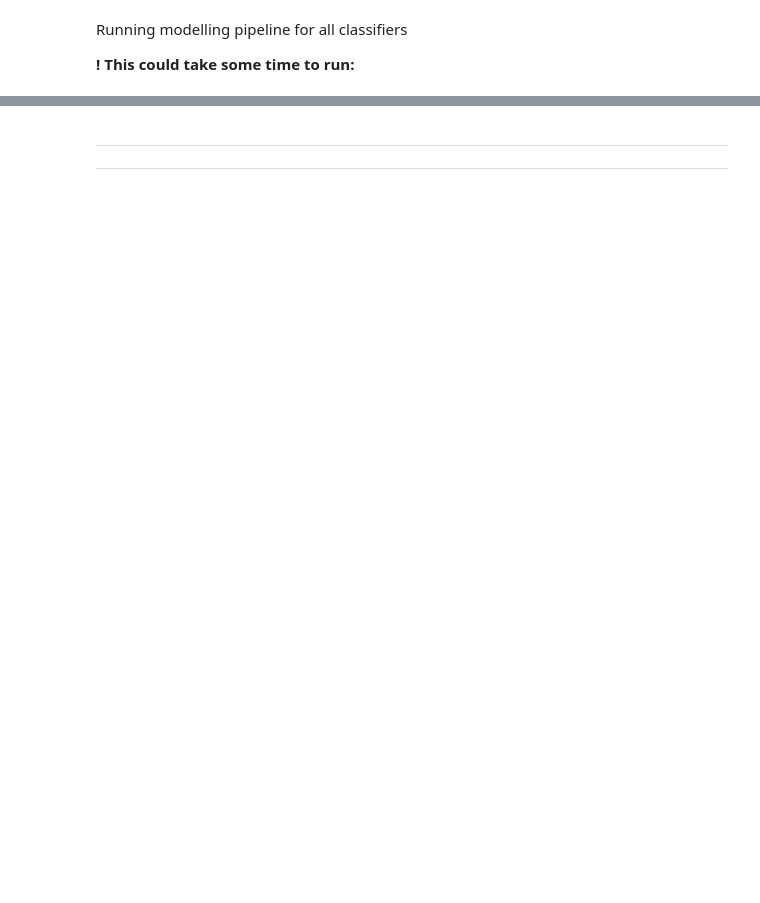
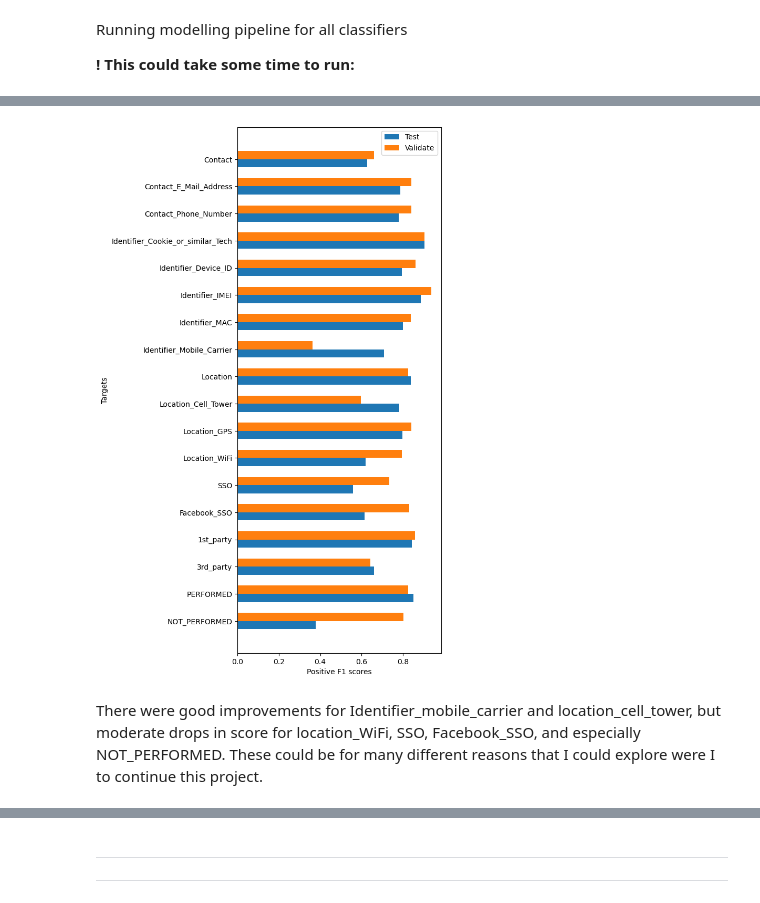
Before and after one commit to calhinchcliffe/nlp_privacy_policies, a Jupyter notebook: 5_modelling_pipeline.ipynb, the cells around one changed output, grey strips where cells are left out. Cells and saved outputs as stored; diff of their text form; code cells hidden in the pictures; blank space fills up the shorter version.

Commit message:
Completed model evaluation

```diff
--- a/5_modelling_pipeline.ipynb
+++ b/5_modelling_pipeline.ipynb
@@ -271,7 +281,7 @@ In this case, we are searching over:
 
 I am electing to assess each model's performance by the F1 score (harmonic mean of precision and recall). The F1 metric is an important metric for Story et al.'s work so this will help me compare.
 # %%
-cachedir = mkdtemp() # Memory dump to help with processing
+# cachedir = mkdtemp() # Optional memory dump to help with processing
 
 # In the pipeline_sequences list, the syntax requires that each step is named and some value is provided,
 # but that value will be changed as each different option is looped through in the parameter grid.
@@ -281,7 +291,7 @@ pipeline_sequences = [
     ('model', LogisticRegression(random_state=1, max_iter=1000))
 ]
 
-pipe = Pipeline(pipeline_sequences, memory = cachedir)
+pipe = Pipeline(pipeline_sequences) #, memory = cachedir)
 
 param_grid = [
     {
@@ -1308,14 +750,12 @@ I am yet to refactor the code to smoothly adapt my functions to work on the test
 # %%
 df_for_pipelining = pd.read_pickle("objects/crafted_features_df.pkl")
 
-df_for_pipelining_train = df_for_pipelining.loc[(df_for_pipelining['policy_type'] == 'TRAINING') | (df_for_pipelining['policy_type'] == 'VALIDATION')].copy()
+df_for_pipelining_train_val = df_for_pipelining.loc[
+    (df_for_pipelining['policy_type'] == 'TRAINING') | (df_for_pipelining['policy_type'] == 'VALIDATION')
+].copy()
 df_for_pipelining_test = df_for_pipelining.loc[df_for_pipelining['policy_type'] == 'TEST' ].copy()
-df_for_pipelining_test.reset_index(inplace=True, drop=True)
 
-# now that I have used the 'policy type' column for referring to train/validate/test,
-# I can delete that column along with other unneccesary columns.
-for dataframe in [df_for_pipelining_train, df_for_pipelining_test]:
+for dataframe in [df_for_pipelining_train_val, df_for_pipelining_test]:
     dataframe.drop(columns=['source_policy_number', 'policy_type', 'contains_synthetic',
            'policy_segment_id', 'annotations', 'sentences'], inplace=True)
-
-df_for_pipelining_val = df_for_pipelining_test
+    dataframe.reset_index(inplace=True, drop=True)
@@ -1348,2 +799,2 @@ The runtime for NOT_PERFORMED was 18.45924
 # %%
-final_model_results = pd.read_pickle("objects/most_recent_model_results.pkl")
+final_model_results = pd.read_pickle("objects/model_results.pkl")
@@ -1411,0 +876,24 @@ Deeper exploration into the effect of different models in this domain
+# %%
+# Create the figure and axes
+fig, ax = plt.subplots(figsize=(5, 13))
+
+# Create the bar chart
+bar_width = 0.30
+bar1 = ax.barh(np.arange(len(final_results_table)), final_results_table['Pos F1'].loc[::-1], bar_width, label='Test')
+bar2 = ax.barh(np.arange(len(full_results_table)) + bar_width, full_results_table['Pos F1'].loc[::-1], bar_width, label='Validate')
+
+# Adding the legend and labels
+ax.legend()
+ax.set_ylabel('Targets')
+ax.set_xlabel('Positive F1 scores')
+
+# Set the xticks
+ax.set_yticks(np.arange(len(full_results_table)) + bar_width/2)
+ax.set_yticklabels(list(full_results_table.index)[::-1])
+
+# Show the plot
+plt.show()
+# %% [output]
+[figure, added]
+# %% [markdown]
+There were good improvements for Identifier_mobile_carrier and location_cell_tower, but moderate drops in score for location_WiFi, SSO, Facebook_SSO, and especially NOT_PERFORMED.  These could be for many different reasons that I could explore were I to continue this project.
```
Also changed, not shown: parts of 114 cells of this notebook, 2 other files.
